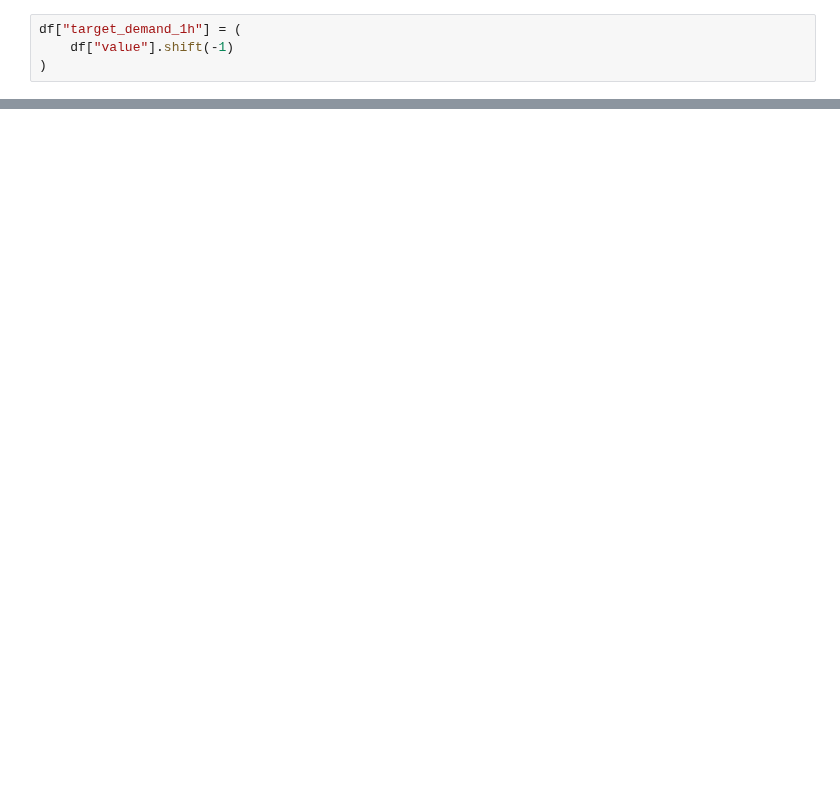
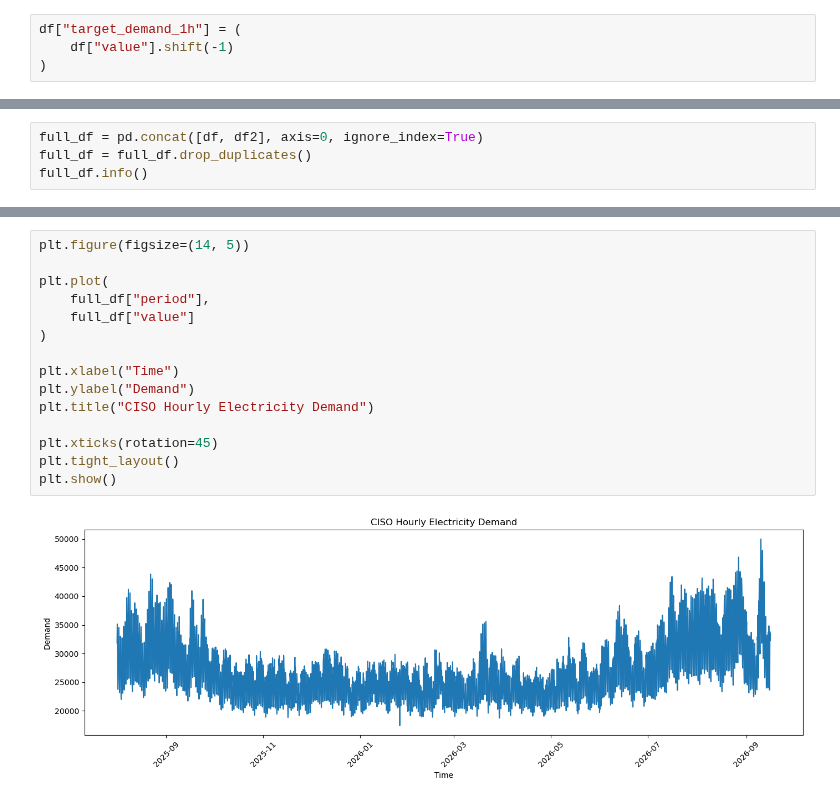
Before and after one commit to arsyad429/MLOps-Electricity-Demand-Forecasting, a Jupyter notebook: notebooks/ciso_data.ipynb, the cells around one changed output, grey strips where cells are left out. Drawn from its saved outputs; the diff is of its cells as text; blank space fills up the shorter version.

```diff
--- a/notebooks/ciso_data.ipynb
+++ b/notebooks/ciso_data.ipynb
@@ -195,0 +308,4 @@ memory usage: 42.4+ KB
+# %%
+full_df = pd.concat([df, df2], axis=0, ignore_index=True)
+full_df = full_df.drop_duplicates()
+full_df.info()
@@ -195,0 +369,17 @@ memory usage: 42.4+ KB
+# %%
+plt.figure(figsize=(14, 5))
+
+plt.plot(
+    full_df["period"],
+    full_df["value"]
+)
+
+plt.xlabel("Time")
+plt.ylabel("Demand")
+plt.title("CISO Hourly Electricity Demand")
+
+plt.xticks(rotation=45)
+plt.tight_layout()
+plt.show()
+# %% [output]
+[figure, added]
```
Also changed, not shown: parts of 17 cells of this notebook.
